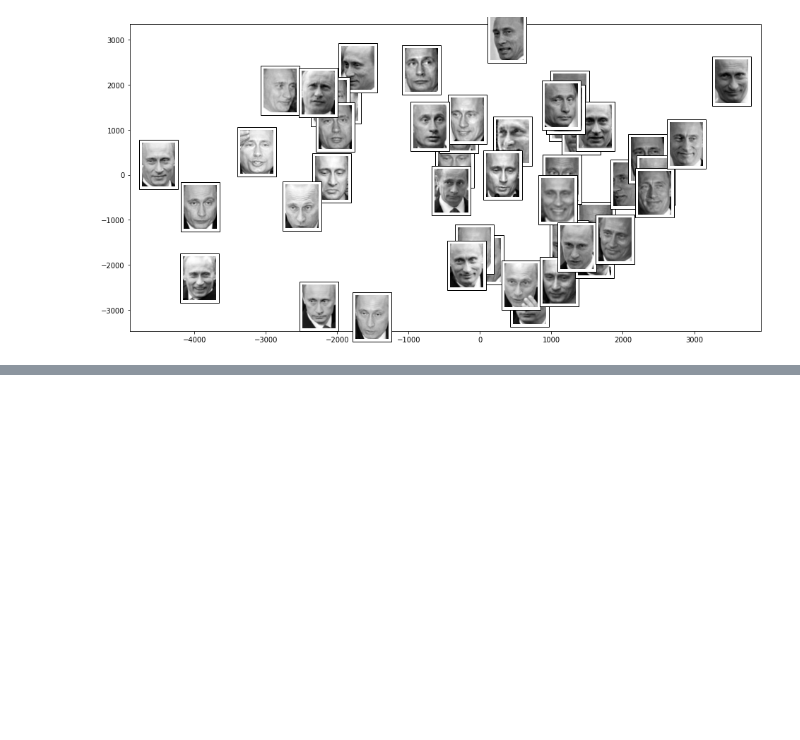
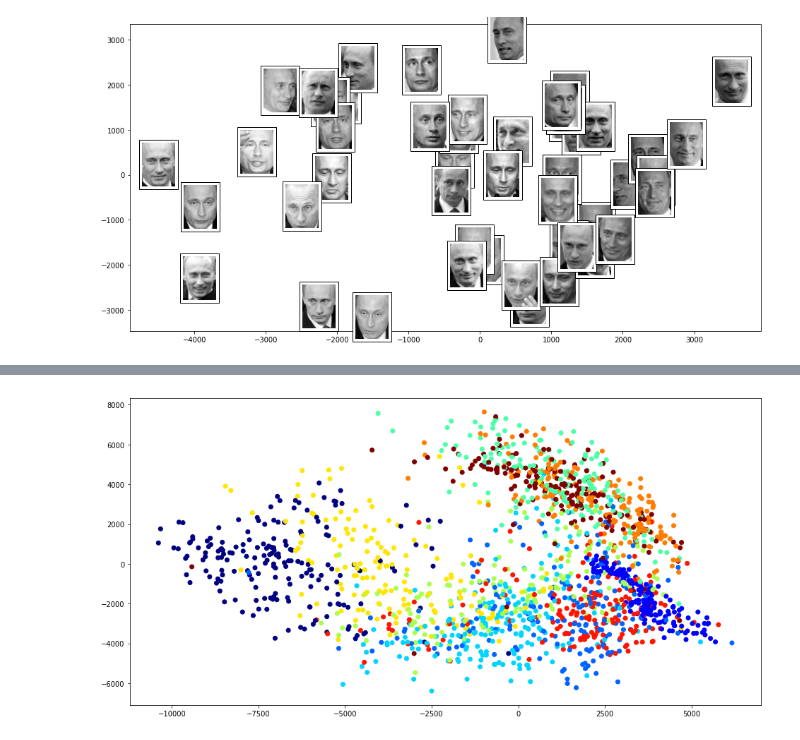
Before and after one commit to bvdmitri/ml-course, a Jupyter notebook: 03.presentos/presentos.ipynb, the cells around one changed output, grey strips where cells are left out. Cells and saved outputs as stored; diff of their text form; code cells hidden in the pictures; blank space fills up the shorter version.

```diff
--- a/03.presentos/presentos.ipynb
+++ b/03.presentos/presentos.ipynb
@@ -227,0 +264,7 @@ putinPlot.plotWithImages(axPutin, images=putinImages, thumb_frac=0.0, reshape=()
+# %%
+testProjection = isomapModel.transform(X_test)
+# %%
+plt.figure(figsize=(16, 8))
+plt.scatter(testProjection[:, 0], testProjection[:, 1], c=y_test, cmap=plt.cm.get_cmap('jet', 10));
+# %% [output]
+[figure, added]
```
Also changed, not shown: parts of 11 cells of this notebook.
